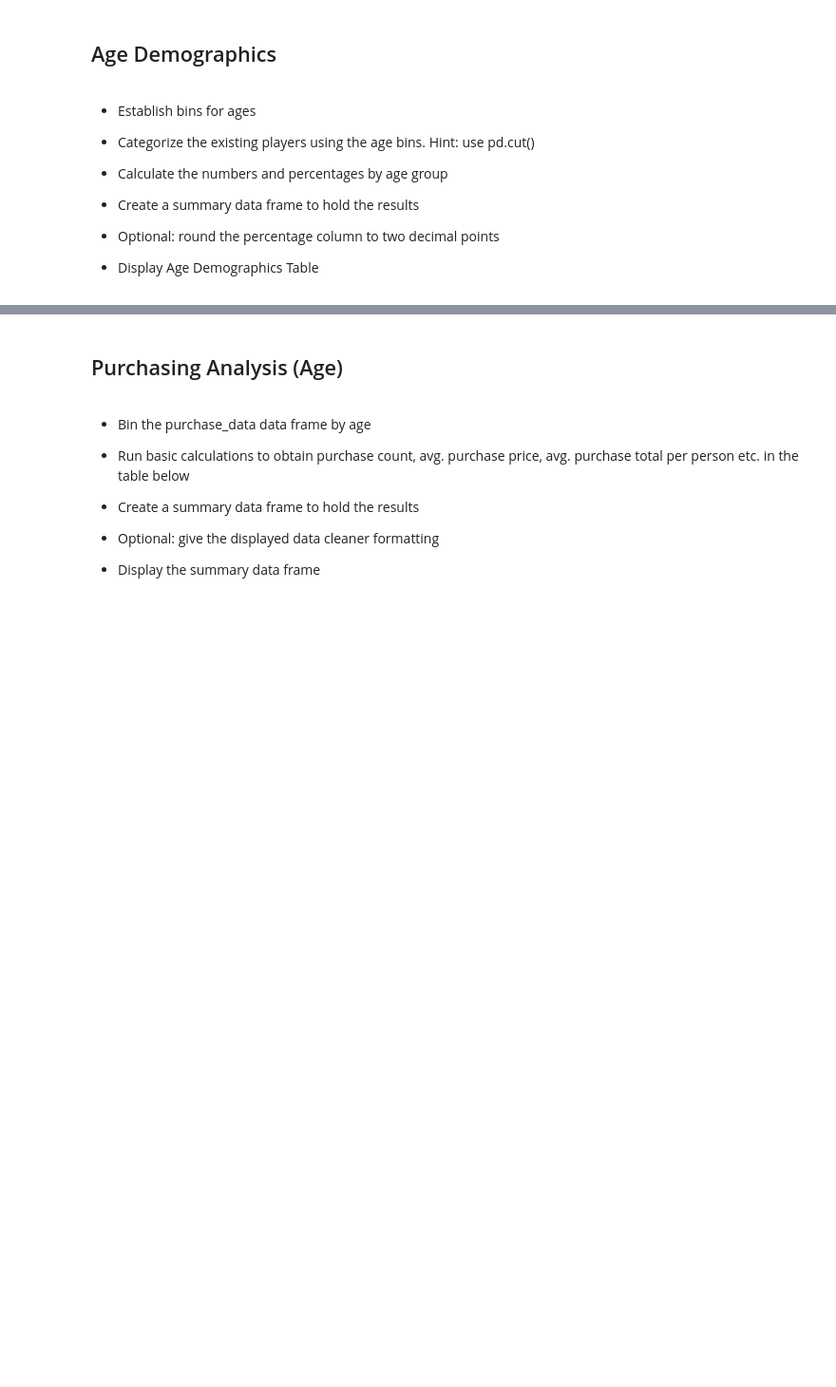
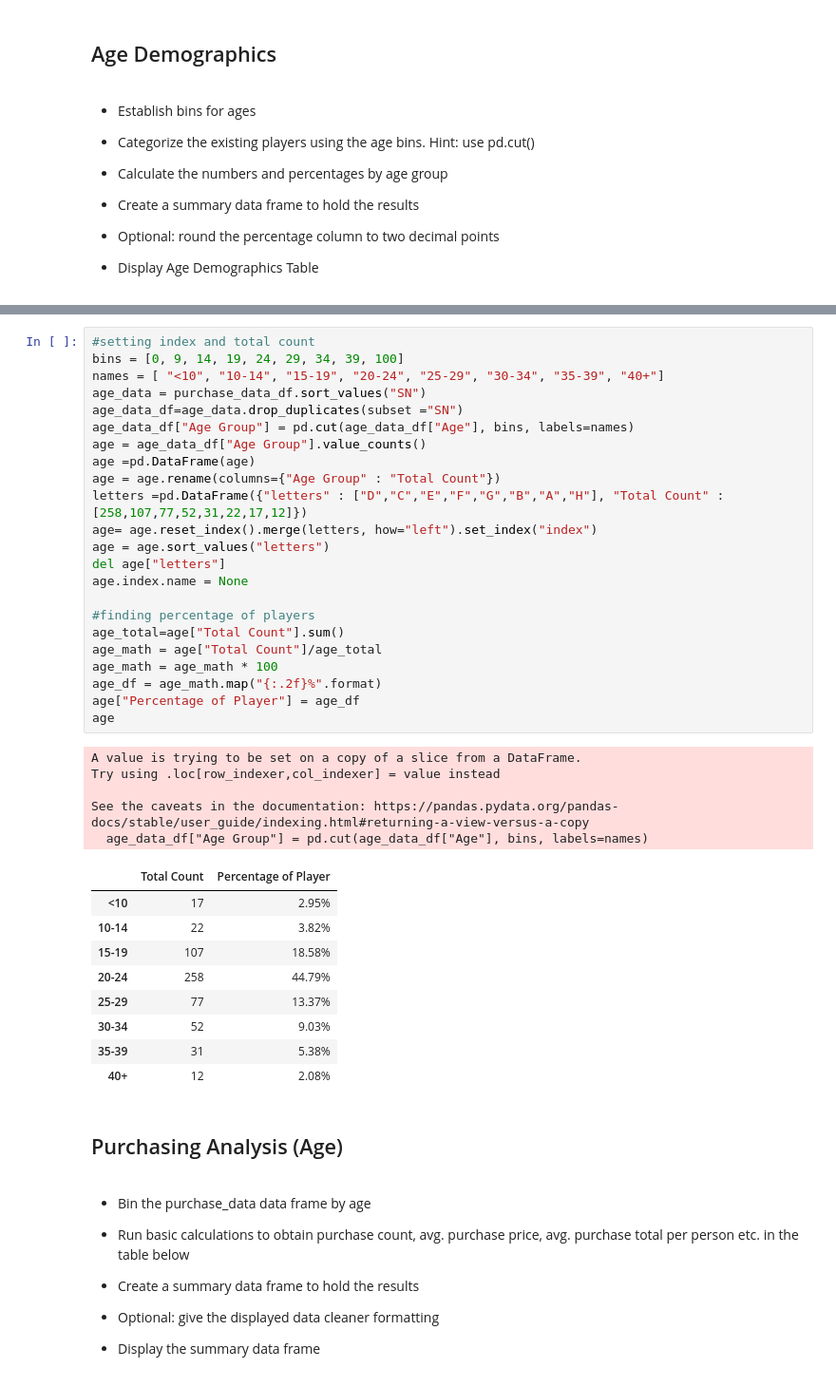
Before and after one commit to i1620/pandas-challenge, a Jupyter notebook: HeroesOfPymoli/HeroesOfPymoli_starter.ipynb, the cells around one changed output, grey strips where cells are left out. Shown at 95% size. Drawn from its saved outputs; the diff is of its cells as text; blank space fills up the shorter version.

```diff
--- a/HeroesOfPymoli/HeroesOfPymoli_starter.ipynb
+++ b/HeroesOfPymoli/HeroesOfPymoli_starter.ipynb
@@ -208,3 +205,41 @@ new_summary
+# %%
+#setting index and total count
+bins = [0, 9, 14, 19, 24, 29, 34, 39, 100]
+names = [ "<10", "10-14", "15-19", "20-24", "25-29", "30-34", "35-39", "40+"]
+age_data = purchase_data_df.sort_values("SN")
+age_data_df=age_data.drop_duplicates(subset ="SN")
+age_data_df["Age Group"] = pd.cut(age_data_df["Age"], bins, labels=names)
+age = age_data_df["Age Group"].value_counts()
+age =pd.DataFrame(age)
+age = age.rename(columns={"Age Group" : "Total Count"})
+letters =pd.DataFrame({"letters" : ["D","C","E","F","G","B","A","H"], "Total Count" : [258,107,77,52,31,22,17,12]})
+age= age.reset_index().merge(letters, how="left").set_index("index")
+age = age.sort_values("letters")
+del age["letters"]
+age.index.name = None
+
+#finding percentage of players
+age_total=age["Total Count"].sum()
+age_math = age["Total Count"]/age_total
+age_math = age_math * 100
+age_df = age_math.map("{:.2f}%".format)
+age["Percentage of Player"] = age_df
+age
+# %% [output]
+A value is trying to be set on a copy of a slice from a DataFrame.
+Try using .loc[row_indexer,col_indexer] = value instead
+
+See the caveats in the documentation: https://pandas.pydata.org/pandas-docs/stable/user_guide/indexing.html#returning-a-view-versus-a-copy
+  age_data_df["Age Group"] = pd.cut(age_data_df["Age"], bins, labels=names)
+|  | Total Count | Percentage of Player |
+| <10 | 17 | 2.95% |
+| 10-14 | 22 | 3.82% |
+| 15-19 | 107 | 18.58% |
+| 20-24 | 258 | 44.79% |
+| 25-29 | 77 | 13.37% |
+| 30-34 | 52 | 9.03% |
+| 35-39 | 31 | 5.38% |
+| 40+ | 12 | 2.08% |
 # %% [markdown]
 ## Purchasing Analysis (Age)
 # %% [markdown]
```
Also changed, not shown: parts of 24 cells of this notebook.
